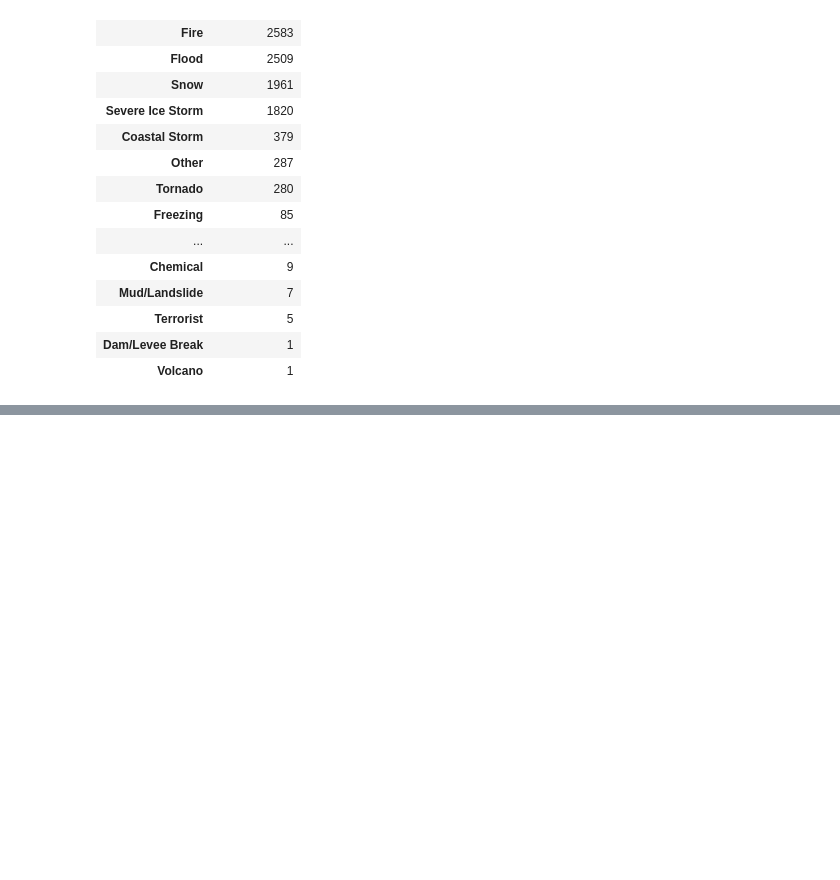
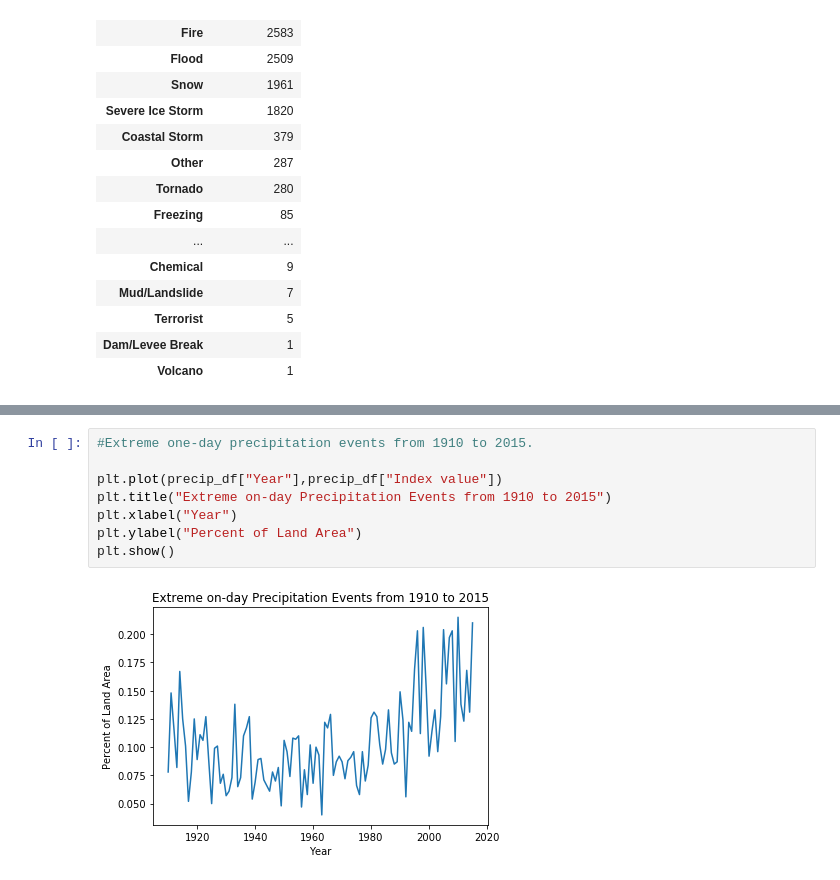
Before and after one commit to XiaoMYu/TheRainMaker, a Jupyter notebook: FEMA_data_v1_Ebony.ipynb, the cells around one changed output, grey strips where cells are left out. Cells and saved outputs as stored; diff of their text form; blank space fills up the shorter version.

```diff
--- a/FEMA_data_v1_Ebony.ipynb
+++ b/FEMA_data_v1_Ebony.ipynb
@@ -249,0 +282,10 @@ incident_types_1996_2015
+# %%
+#Extreme one-day precipitation events from 1910 to 2015.
+
+plt.plot(precip_df["Year"],precip_df["Index value"])
+plt.title("Extreme on-day Precipitation Events from 1910 to 2015")
+plt.xlabel("Year")
+plt.ylabel("Percent of Land Area")
+plt.show()
+# %% [output]
+[figure, added]
```
Also changed, not shown: parts of 7 cells of this notebook, 2 other files.
